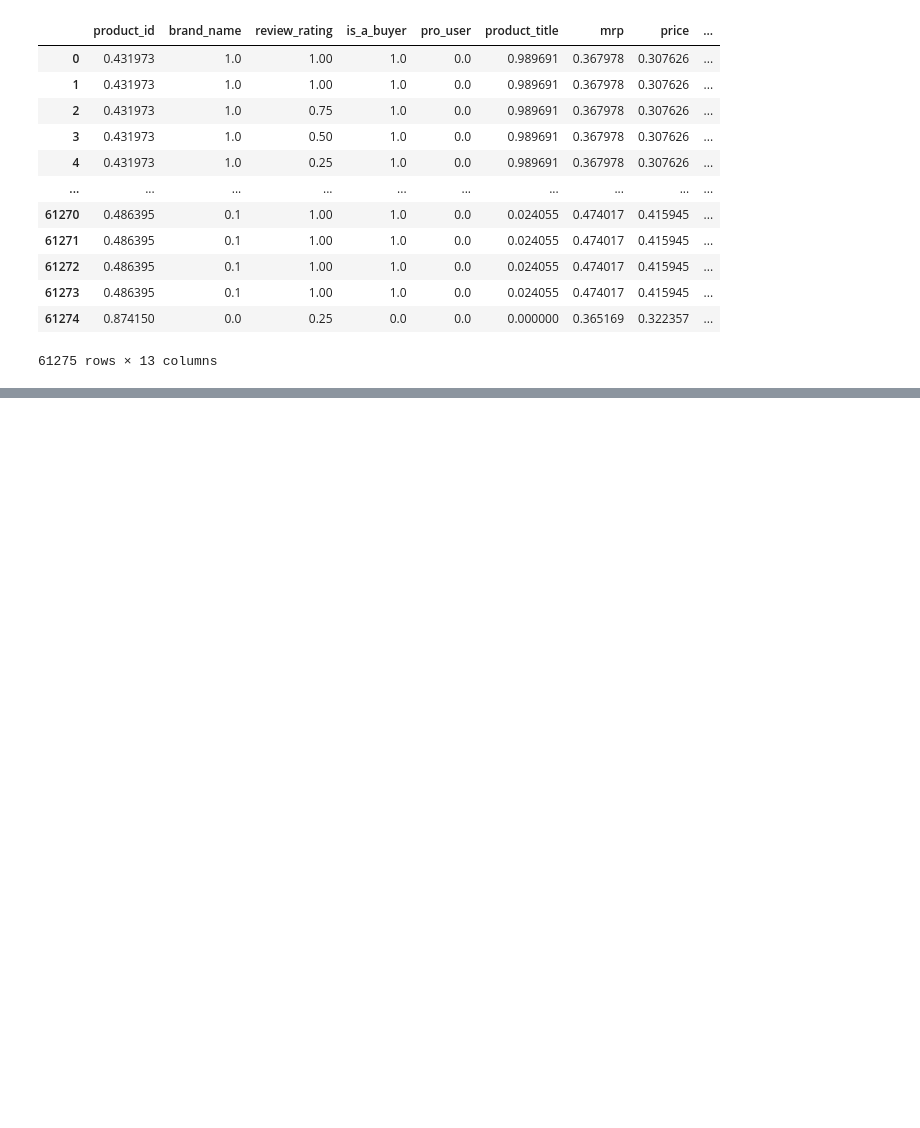
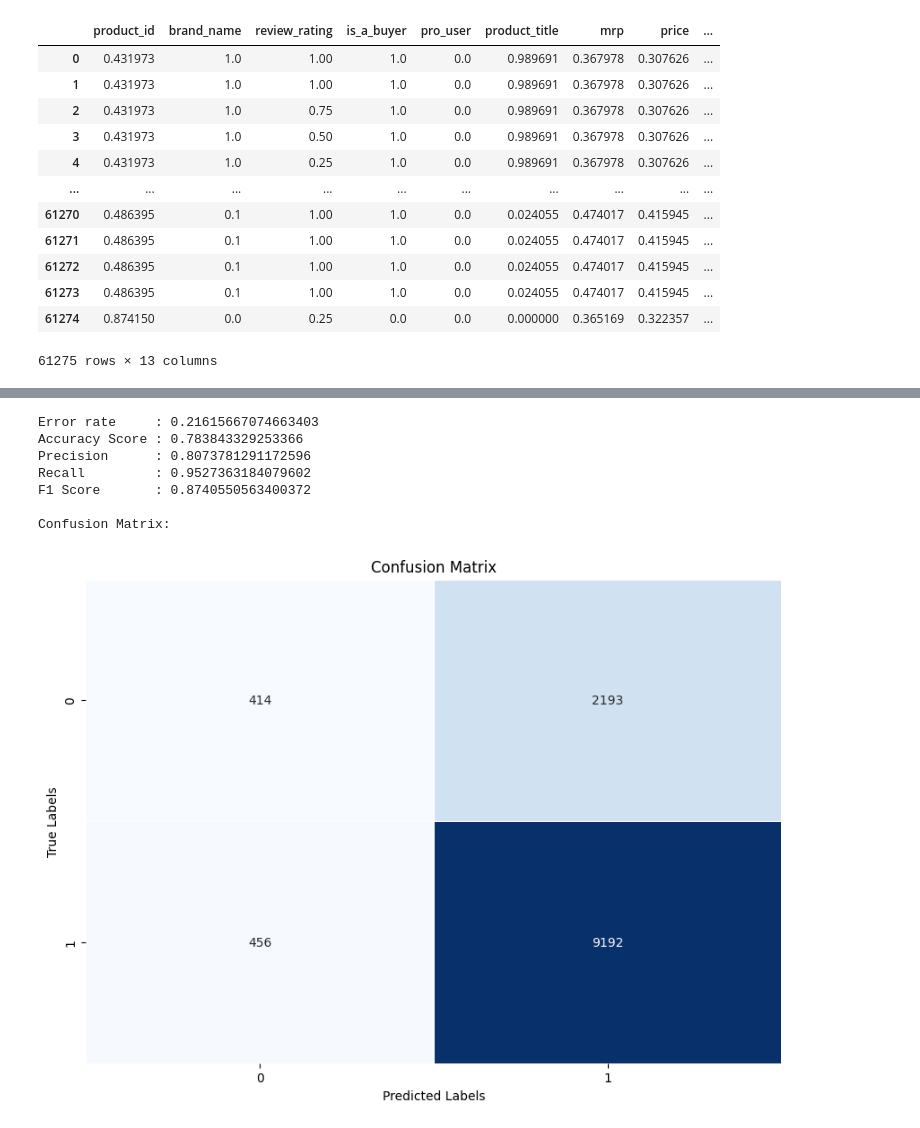
Before and after one commit to MertKilincer/Customer_Verify_Classification, a Jupyter notebook: project.ipynb, the cells around one changed output, grey strips where cells are left out. Cells and saved outputs as stored; diff of their text form; code cells hidden in the pictures; blank space fills up the shorter version.

```diff
--- a/project.ipynb
+++ b/project.ipynb
@@ -682,0 +770,11 @@ Accuracy Score : 0.7832721338229294
+# %%
+log_reg_acc,log_reg_pre,log_reg_rec,log_reg_f1 =logistic_reg_classifier(X,Y)
+# %% [output]
+Error rate     : 0.21615667074663403
+Accuracy Score : 0.783843329253366
+Precision      : 0.8073781291172596
+Recall         : 0.9527363184079602
+F1 Score       : 0.8740550563400372
+
+Confusion Matrix:
+[figure, added]
```
Also changed, not shown: parts of 13 cells of this notebook.
